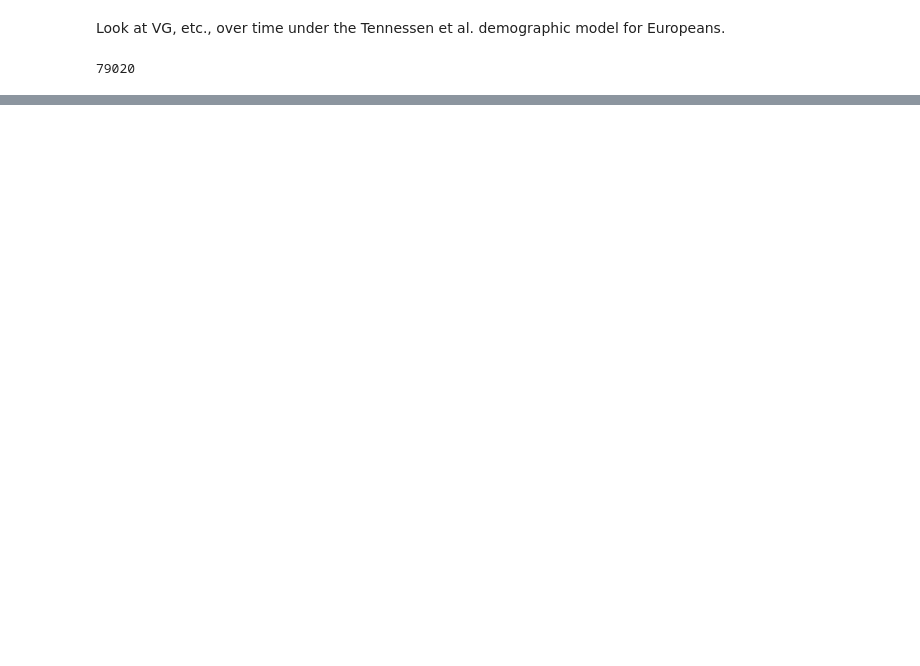
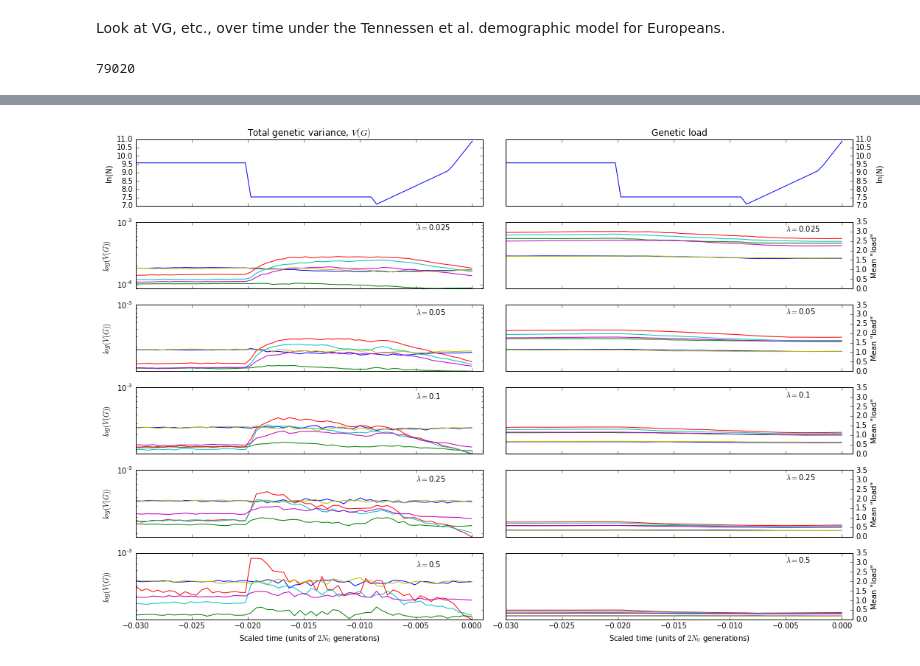
Before and after one commit to molpopgen/TennessenEAonly, a Jupyter notebook: Stats.ipynb, the cells around one changed output, grey strips where cells are left out. Cells and saved outputs as stored; diff of their text form; code cells hidden in the pictures; blank space fills up the shorter version.

```diff
--- a/Stats.ipynb
+++ b/Stats.ipynb
@@ -102,2 +118,62 @@ if os.path.isfile('statsummaryMean.h5') is False:
+# %%
+fig=plt.figure(figsize=(15,10))
+#s=pd.read_hdf('statsummaryMean.h5')
+s['scaled_time']=(s.generation-s.generation.max())/(2.0*N.max())
+A=[]
+B=[]
+A.append(plt.subplot2grid((6,2),(0,0),colspan=1,rowspan=1))
+B.append(plt.subplot2grid((6,2),(0,1),colspan=1,rowspan=1))
+for i in range(len(L)):
+    A.append(plt.subplot2grid((6,2),(i+1,0),colspan=1,rowspan=1))
+    B.append(plt.subplot2grid((6,2),(i+1,1),colspan=1,rowspan=1))
+FIRST=False
+for m in sorted(s.model.unique()):
+    for i in range(len(L)):
+        l=L[i]
+        #print(i)
+        if m!='m':
+            if i==0 and FIRST is False:
+                A[0].plot(si.scaled_time[si.stat=='VG'],si.logN[si.stat=='VG'])
+                B[0].plot(si.scaled_time[si.stat=='VG'],si.logN[si.stat=='VG'])
+                FIRST = True
+            #print(m)
+            si=s[(s.model==m)&(s.e==l)]
+            A[i+1].semilogy(si.scaled_time[si.stat=='VG'],si.value[si.stat=='VG'],label=m)
+            B[i+1].plot(si.scaled_time[si.stat=='mload'],si.value[si.stat=='mload'],label=m)
+        else:
+            for h in sorted(H):
+                si=s[(s.model==m)&(s.e==l)&(s.h==h)]
+                A[i+1].semilogy(si.scaled_time[si.stat=='VG'],
+                          si.value[si.stat=='VG'],label=m+r', $h = $'+'{0:0.3}'.format(float(h)))
+                B[i+1].plot(si.scaled_time[si.stat=='mload'],
+                          si.value[si.stat=='mload'],label=m+r', $h = $'+'{0:0.3}'.format(float(h)))
+#Axis details, etc.
+for i in B:
+    i.set_xlim(-0.03,0.001)
+    i.yaxis.tick_right()
+    i.yaxis.set_label_position('right')
+for i in A:
+    i.set_xlim(-0.03,0.001)
+for i in range(1,len(A)):
+    A[i].set_ylim(0.0,1e-3)
+    A[i].text(-0.005,0.75e-3,r'$\lambda = $'+'{0:0.2}'.format(L[i-1]))
+    A[i].set_ylabel(r'$log(V(G))$')
+for i in range(1,len(B)):
+    B[i].set_ylim(0.0,3.5)
+    B[i].text(-0.005,3.0,r'$\lambda = $'+'{0:0.2}'.format(L[i-1]))
+    B[i].set_ylabel(r'Mean "load"')
+for i in range(len(A)-1):
+    plt.setp(A[i].get_xticklabels(),visible=False)
+    plt.setp(B[i].get_xticklabels(),visible=False)
+A[0].set_title("Total genetic variance, "+r'$V(G)$')
+B[0].set_title("Genetic load")
+A[len(A)-1].set_xlabel("Scaled time (units of "+r'$2N_0$'+" generations)")
+B[len(B)-1].set_xlabel("Scaled time (units of "+r'$2N_0$'+" generations)")
+A[0].set_ylabel("ln(N)")
+B[0].set_ylabel("ln(N)")
+plt.tight_layout()
+plt.show()
+# %% [output]
+[figure, added]
 # %%
 #Now, do some actual plotting
```
Also changed, not shown: parts of 5 cells of this notebook.
